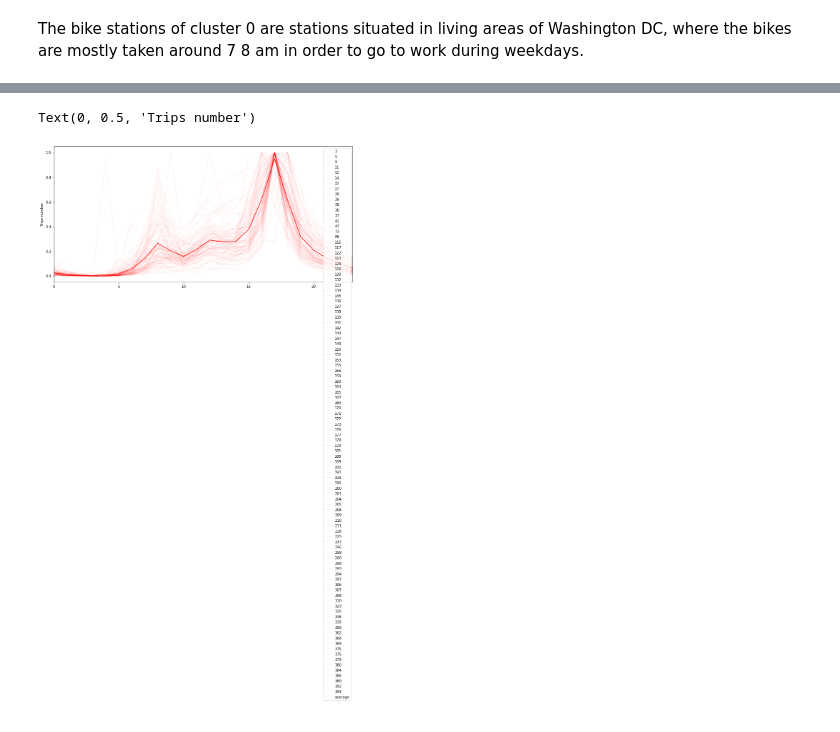
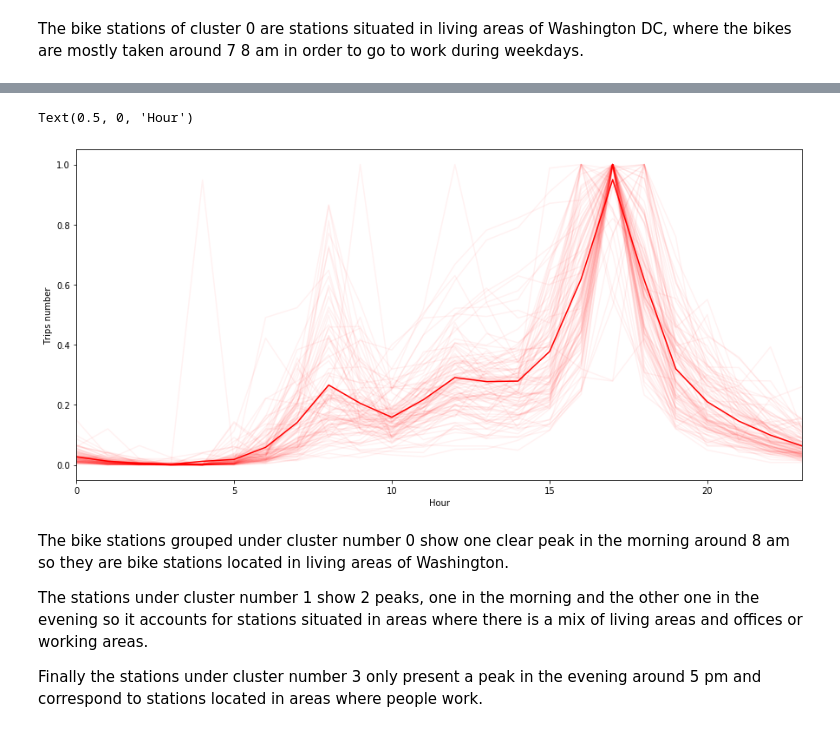
Before and after one commit to laurent-guerguy/Project-6-Bikesharing-Hourly-Usage-and-Stations-Clustering, a Jupyter notebook: project/Data Analysis - Clustering - Time Series.ipynb, the cells around one changed output, grey strips where cells are left out. Saved outputs shown, nothing was run; the diff lists cells and outputs as text; code cells hidden in the pictures.

```diff
--- a/project/Data Analysis - Clustering - Time Series.ipynb
+++ b/project/Data Analysis - Clustering - Time Series.ipynb
@@ -451,9 +455,17 @@ trips_station_normal_cluster2['average'] = trips_station_normal_cluster2.mean(nu
 # %%
 # Plot all the normalised curves for cluster 0 and the average
 fig, ax = plt.subplots(figsize=(15,7))
 trips_station_normal_cluster2.plot(ax=ax,color='red', alpha=0.05)
 trips_station_normal_cluster2["average"].plot(ax=ax,color='red', alpha=1)
+ax.get_legend().remove()
 plt.ylabel('Trips number')
+plt.xlabel('Hour')
 # %% [output]
-Text(0, 0.5, 'Trips number')
+Text(0.5, 0, 'Hour')
-[figure, old version]
+[figure, new version]
+# %% [markdown]
+The bike stations grouped under cluster number 0 show one clear peak in the morning around 8 am so they are bike stations located in living areas of Washington.
+
+The stations under cluster number 1 show 2 peaks, one in the morning and the other one in the evening so it accounts for stations situated in areas where there is a mix of living areas and offices or working areas.
+
+Finally the stations under cluster number 3 only present a peak in the evening around 5 pm and correspond to stations located in areas where people work.
```
Also changed, not shown: parts of 4 cells of this notebook, 8 other files.
